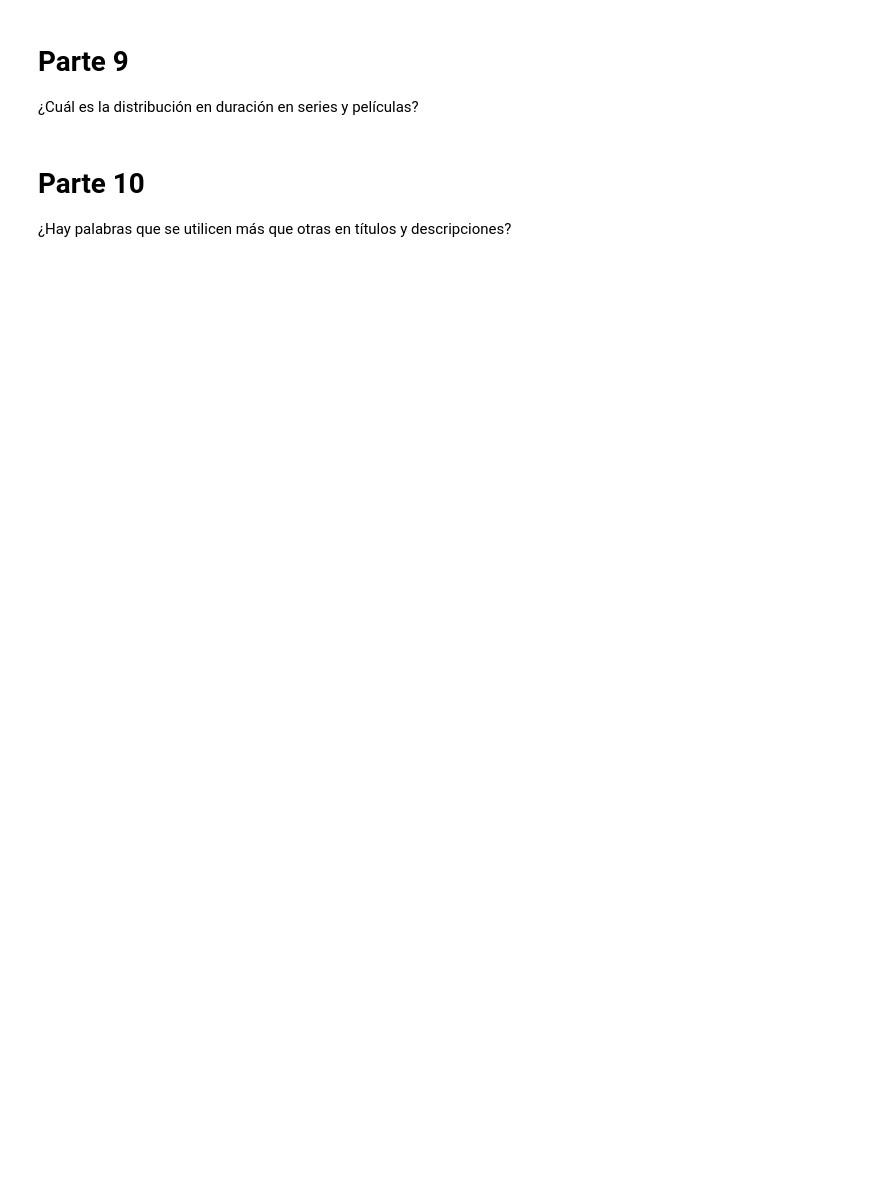
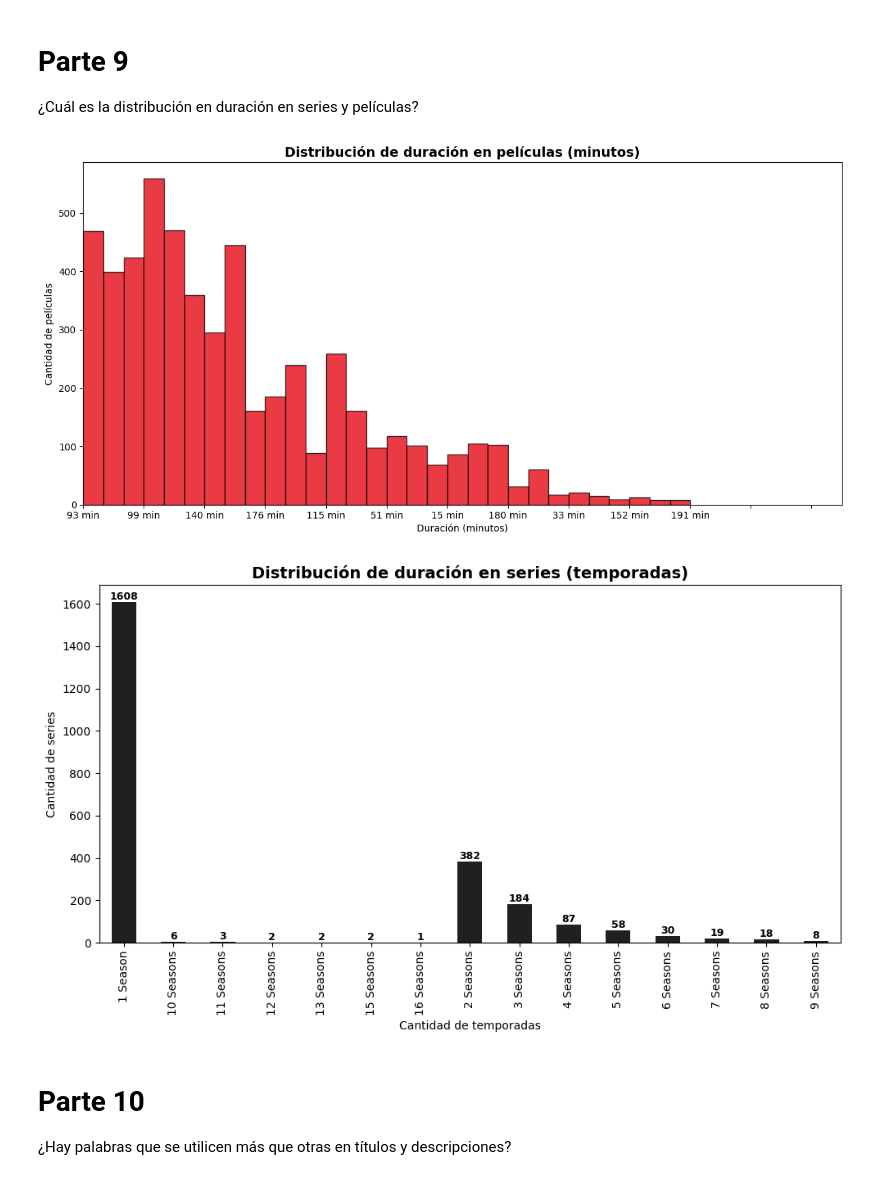
Before and after one commit to AnaMenoni/Practico-2-Analisis-de-Datos, a Jupyter notebook: practico2.ipynb, the cells around one changed output. Cells and saved outputs as stored; diff of their text form; code cells hidden in the pictures; blank space fills up the shorter version.

```diff
--- a/practico2.ipynb
+++ b/practico2.ipynb
@@ -240,6 +321,46 @@ plt.show()
 # %% [markdown]
 # Parte 9
 ¿Cuál es la distribución en duración en series y películas?
+# %%
+# --- Películas ---
+movies = df[df["type"] == "Movie"]["duration"].dropna()
+
+plt.figure(figsize=(12,6))
+plt.hist(movies, bins=30, color="#e50914", edgecolor="black", alpha=0.8)
+
+plt.title("Distribución de duración en películas (minutos)", fontsize=14, fontweight="bold")
+plt.xlabel("Duración (minutos)")
+plt.ylabel("Cantidad de películas")
+
+# Ajustar rango de eje x para evitar solapamiento (ej: hasta 250 min)
+plt.xlim(0, 250)
+plt.xticks(range(0, 251, 20))  # ticks cada 20 minutos
+
+plt.tight_layout()
+plt.show()
+
+# --- Series ---
+series = df[df["type"] == "TV Show"]["duration"].dropna()
+
+plt.figure(figsize=(10,6))
+ax = series.value_counts().sort_index().plot(kind="bar", color="#221f1f")
+
+plt.title("Distribución de duración en series (temporadas)", fontsize=14, fontweight="bold")
+plt.xlabel("Cantidad de temporadas")
+plt.ylabel("Cantidad de series")
+
+# Agregar etiquetas arriba de cada barra
+for p in ax.patches:
+    value = int(p.get_height())
+    ax.annotate(str(value),
+                (p.get_x() + p.get_width()/2, p.get_height()),
+                ha='center', va='bottom', fontsize=9, fontweight="bold")
+
+plt.tight_layout()
+plt.show()
+# %% [output]
+[figure, added]
+[figure, added]
 # %% [markdown]
 # Parte 10
 ¿Hay palabras que se utilicen más que otras en títulos y descripciones?
```
Also changed, not shown: parts of 3 cells of this notebook.
